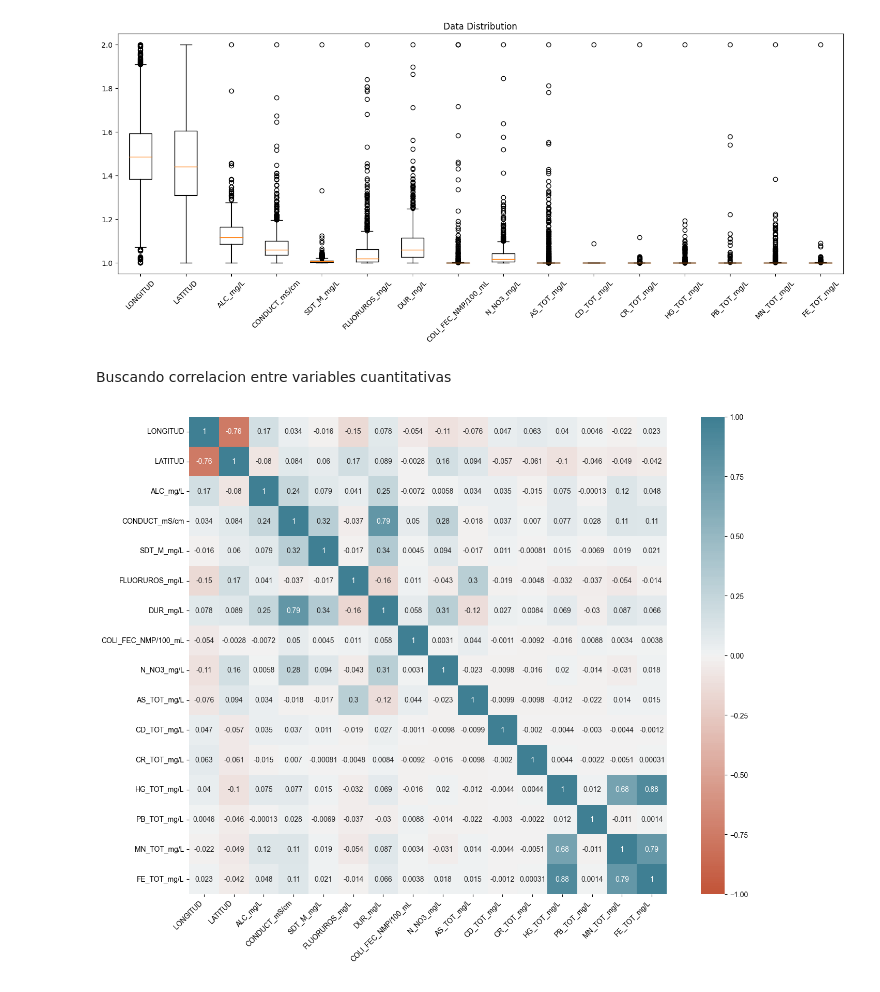
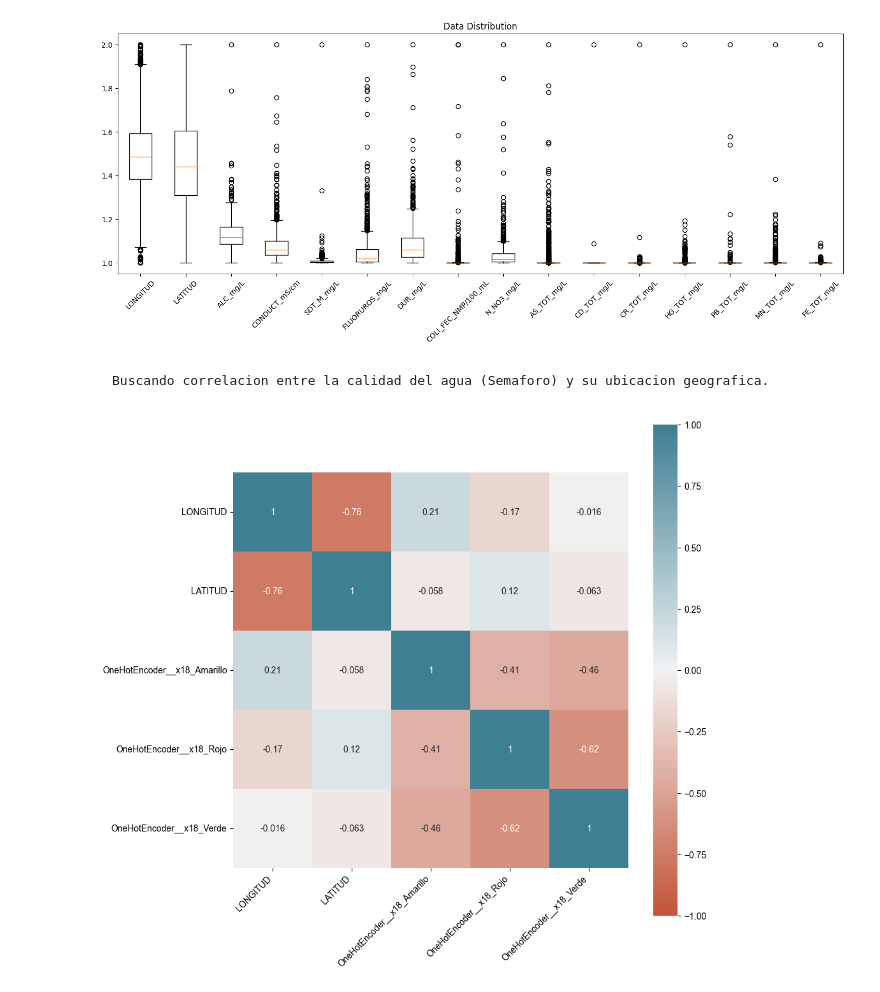
Before and after one commit to PosgradoMNA/actividades-del-projecto-equipo_167, a Jupyter notebook: semana 9/Limpieza, análisis, visualización y kmeans.ipynb, the cells around one changed output. Saved outputs shown, nothing was run; the diff lists cells and outputs as text; code cells hidden in the pictures.

```diff
--- a/semana 9/Limpieza, análisis, visualización y kmeans.ipynb
+++ b/semana 9/Limpieza, análisis, visualización y kmeans.ipynb
@@ -106,11 +107,17 @@ num_pipeline_nombres = ['LONGITUD','LATITUD','ALC_mg/L','CONDUCT_mS/cm','SDT_M_m
 
 
 
-catImp_pipeline =  Pipeline(steps= [#('si1',SimpleImputer(strategy='constant',fill_value='NAN')),
+#catImp_pipeline =  Pipeline(steps= [('si2', SimpleImputer(missing_values=np.nan, strategy='most_frequent', fill_value=np.nan))])
+#catImp_pipeline_nombres = list(X.drop(columns=['LONGITUD','LATITUD','ALC_mg/L','CONDUCT_mS/cm','SDT_M_mg/L',
+#'FLUORUROS_mg/L','DUR_mg/L','COLI_FEC_NMP/100_mL','N_NO3_mg/L','AS_TOT_mg/L','CD_TOT_mg/L','CR_TOT_mg/L','HG_TOT_mg/L','PB_TOT_mg/L','MN_TOT_mg/L','FE_TOT_mg/L',
+#'MUNICIPIO','ACUIFERO','CONTAMINANTES']))
+
+
+catOHE_pipeline =  Pipeline(steps= [('OneHotEncoder', OneHotEncoder(handle_unknown = 'ignore')),
                                     ('si2', SimpleImputer(missing_values=np.nan, strategy='most_frequent', fill_value=np.nan))])
 
-catImp_pipeline_nombres = list(X.drop(columns=['LONGITUD','LATITUD','ALC_mg/L','CONDUCT_mS/cm','SDT_M_mg/L',
-'FLUORUROS_mg/L','DUR_mg/L','COLI_FEC_NMP/100_mL','N_NO3_mg/L','AS_TOT_mg/L','CD_TOT_mg/L','CR_TOT_mg/L','HG_TOT_mg/L','PB_TOT_mg/L','MN_TOT_mg/L','FE_TOT_mg/L']))
+catOHE_pipeline_nombres = list(X.drop(columns=['LONGITUD','LATITUD','ALC_mg/L','CONDUCT_mS/cm','SDT_M_mg/L',
+'FLUORUROS_mg/L','DUR_mg/L','COLI_FEC_NMP/100_mL','N_NO3_mg/L','AS_TOT_mg/L','CD_TOT_mg/L','CR_TOT_mg/L','HG_TOT_mg/L','PB_TOT_mg/L','MN_TOT_mg/L','FE_TOT_mg/L',
+'MUNICIPIO','ACUIFERO','CONTAMINANTES']))
 
-
-#catImp_pipeline_nombres
+catOHE_pipeline_nombres
@@ -117,7 +208,7 @@ catImp_pipeline_nombres = list(X.drop(columns=['LONGITUD','LATITUD','ALC_mg/L','
 # %%
 preprocessor = ColumnTransformer(transformers = [('numpipe', num_pipeline, num_pipeline_nombres),
-                                                        ('catimp', catImp_pipeline, catImp_pipeline_nombres),
-                                                        #('catohe', catOHE_pipeline, catOHE_pipeline_nombres)],
+                                                        #('catimp', catImp_pipeline, catImp_pipeline_nombres)
+                                                        ('catohe', catOHE_pipeline, catOHE_pipeline_nombres)
                                         ], remainder='passthrough')
 
 
@@ -126,14 +217,8 @@ XtrainvalTransf = preprocessor.fit_transform(Xtv)
 #optional
 XtrainvalTransf_asDataFrame = pd.DataFrame(XtrainvalTransf)
 
-New_Labels_X=['LONGITUD','LATITUD','ALC_mg/L','CONDUCT_mS/cm','SDT_M_mg/L',
-'FLUORUROS_mg/L','DUR_mg/L','COLI_FEC_NMP/100_mL','N_NO3_mg/L','AS_TOT_mg/L','CD_TOT_mg/L','CR_TOT_mg/L','HG_TOT_mg/L','PB_TOT_mg/L','MN_TOT_mg/L','FE_TOT_mg/L',
- 'ORGANISMO_DE_CUENCA', 'ESTADO', 'MUNICIPIO', 'ACUIFERO', 'SUBTIPO', 'CALIDAD_ALC', 'CALIDAD_CONDUC', 'CALIDAD_SDT_ra', 'CALIDAD_SDT_salin', 'CALIDAD_FLUO', 'CALIDAD_DUR',
- 'CALIDAD_COLI_FEC', 'CALIDAD_N_NO3', 'CALIDAD_AS', 'CALIDAD_CD', 'CALIDAD_CR', 'CALIDAD_HG', 'CALIDAD_PB', 'CALIDAD_FE', 'SEMAFORO', 'CONTAMINANTES', 'CUMPLE_CON_ALC',
- 'CUMPLE_CON_COND', 'CUMPLE_CON_SDT_ra', 'CUMPLE_CON_SDT_salin', 'CUMPLE_CON_FLUO', 'CUMPLE_CON_DUR', 'CUMPLE_CON_CF', 'CUMPLE_CON_NO3', 'CUMPLE_CON_AS', 'CUMPLE_CON_CD',
- 'CUMPLE_CON_CR', 'CUMPLE_CON_HG', 'CUMPLE_CON_PB', 'CUMPLE_CON_MN', 'CUMPLE_CON_FE']
 
-XtrainvalTransf_asDataFrame.columns = New_Labels_X
+XtrainvalTransf_asDataFrame.columns = get_feature_names(preprocessor)[:len(get_feature_names(preprocessor))-3] + ['MUNICIPIO','ACUIFERO','CONTAMINANTES']
 
 XtrainvalTransf_asDataFrame.head(3)
 #df.query('2 == "MANANTIAL EL TESORERO"')
@@ -207,24 +292,26 @@ plt.show()
 # %% [output]
 [figure]
 # %%
-X = X.apply(pd.to_numeric, errors='coerce')
+XtrainvalTransf_asDataFrame = XtrainvalTransf_asDataFrame.apply(pd.to_numeric, errors='coerce')
-# %% [markdown]
-Buscando correlacion entre variables cuantitativas
+# %% [markdown]
+    Buscando correlacion entre la calidad del agua (Semaforo) y su ubicacion geografica.
+# %%
+Bad_water_dataset = XtrainvalTransf_asDataFrame[['LONGITUD','LATITUD','OneHotEncoder__x18_Amarillo', 'OneHotEncoder__x18_Rojo', 'OneHotEncoder__x18_Verde']]
 # %%
-corr = X.corr()
+corr = Bad_water_dataset.corr()
 
-fig, ax = plt.subplots(figsize=(17,12))
+fig, ax = plt.subplots(figsize=(10,10))
 ax = sns.heatmap(
     corr, annot=True,
     vmin=-1, vmax=1, center=0,
     cmap=sns.diverging_palette(20, 220, n=200),
     square=True
 )
-sns.set(font_scale=1.0)
+sns.set(font_scale=2.0)
 ax.set_xticklabels(
     ax.get_xticklabels(),
     rotation=45,
     horizontalalignment='right'
 );
 # %% [output]
-[figure, old version]
+[figure, new version]
```
Also changed, not shown: parts of 16 cells of this notebook.
